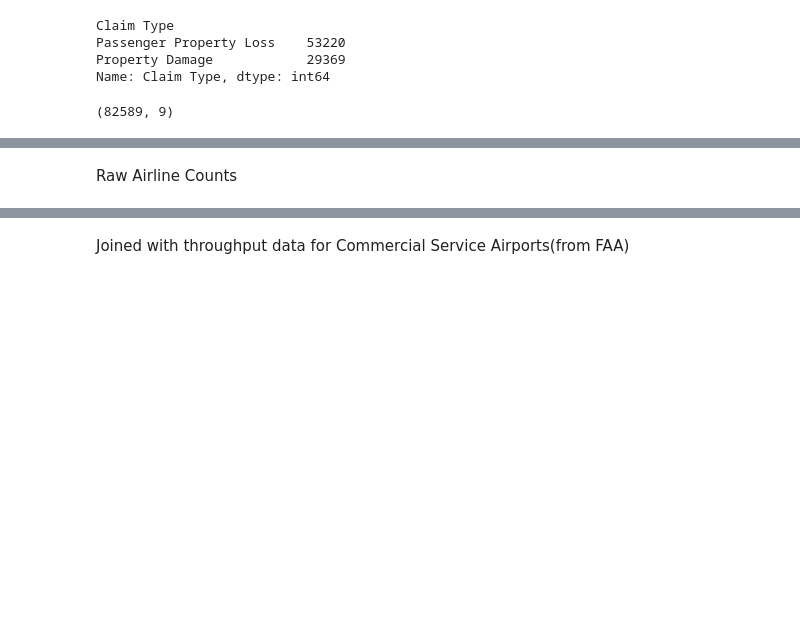
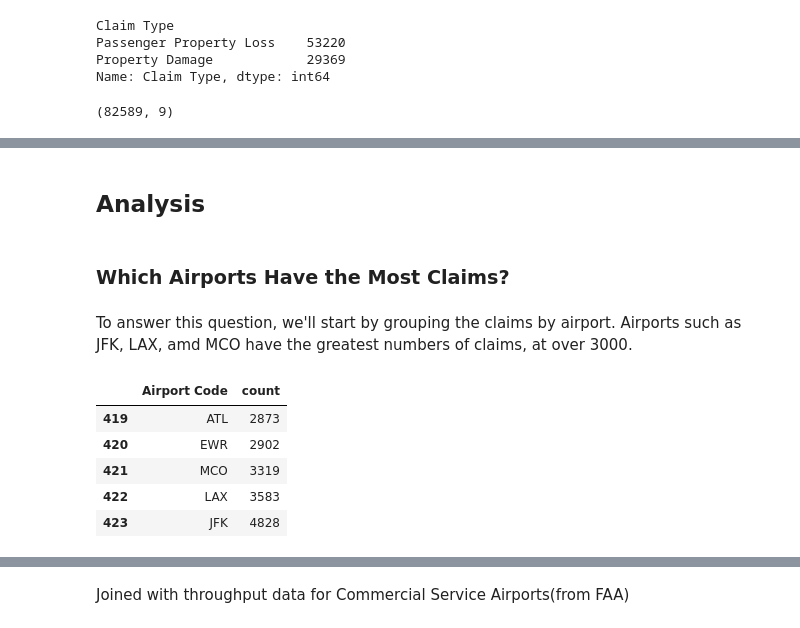
Before and after one commit to chinandrew/sta141bproject, a Jupyter notebook: STA141B Project.ipynb, the cells around one changed output, grey strips where cells are left out. Cells and saved outputs as stored; diff of their text form; code cells hidden in the pictures; blank space fills up the shorter version.

```diff
--- a/STA141B Project.ipynb
+++ b/STA141B Project.ipynb
@@ -54,7 +54,20 @@ data.head()
 | 4 | American Airlines | ABI | Checked Baggage | Property Damage | 0 | 2015-01-22 | Deny | ... |
 | 5 | American Airlines | ABI | Checked Baggage | Passenger Property Loss | 200 | 2015-08-05 | Approve in Full | ... |
 | 6 | American Airlines | ABI | Checked Baggage | Passenger Property Loss | 0 | 2015-09-07 | Deny | ... |
-# %% [markdown]
-Raw Airline Counts
+# %% [markdown]
+## Analysis
+# %% [markdown]
+### Which Airports Have the Most Claims?
+# %% [markdown]
+To answer this question, we'll start by grouping the claims by airport. Airports such as JFK, LAX, amd MCO have the greatest numbers of claims, at over 3000.
 # %%
-airlinecounts = pd.DataFrame({'count' : data['Airport Code'].groupby(data['Airport Code']).size()}).reset_index()
+airlinecounts = pd.DataFrame({'count' : data['Airport Code'].groupby(data['Airport Code']).size().sort_values()}).reset_index()
+# %%
+airlinecounts.tail()
+# %% [output]
+|  | Airport Code | count |
+| 419 | ATL | 2873 |
+| 420 | EWR | 2902 |
+| 421 | MCO | 3319 |
+| 422 | LAX | 3583 |
+| 423 | JFK | 4828 |
```
Also changed, not shown: parts of 1 cell of this notebook.
